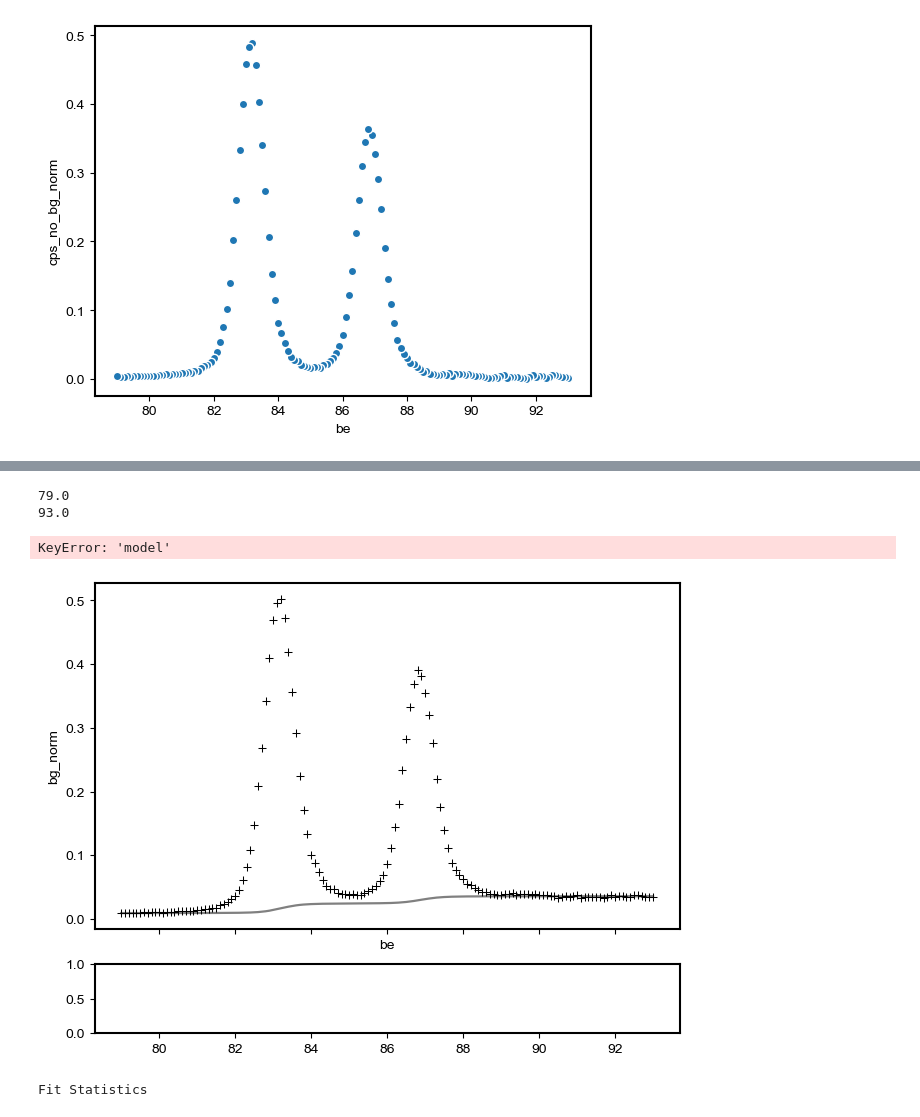
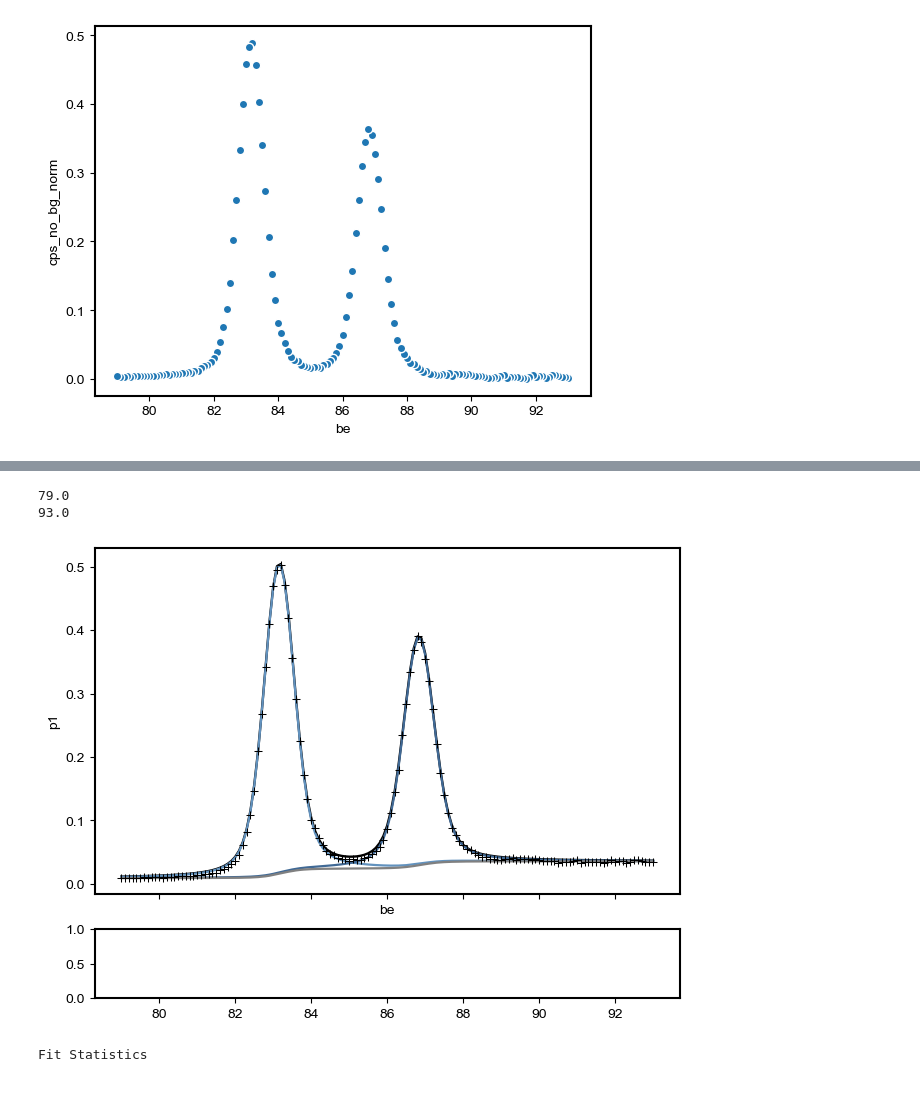
Before and after one commit to picklerixs/meitner, a Jupyter notebook: xarray_test.ipynb, the cells around one changed output, grey strips where cells are left out. Saved outputs shown, nothing was run; the diff lists cells and outputs as text; code cells hidden in the pictures.

```diff
--- a/xarray_test.ipynb
+++ b/xarray_test.ipynb
@@ -92,10 +106,9 @@ Data variables:
 # %%
-fit1.plot_separate(display_bg=True, subtract_bg=False)
+fit1.plot_separate(display_bg=True, subtract_bg=False, envelope_zorder='bottom')
 # %% [output]
 79.0
 93.0
-KeyError: 'model'
-[figure, old version]
+[figure, new version]
 # %%
 fit1.result
 # %% [output]
```
Also changed, not shown: parts of 3 cells of this notebook, 1 other file.
